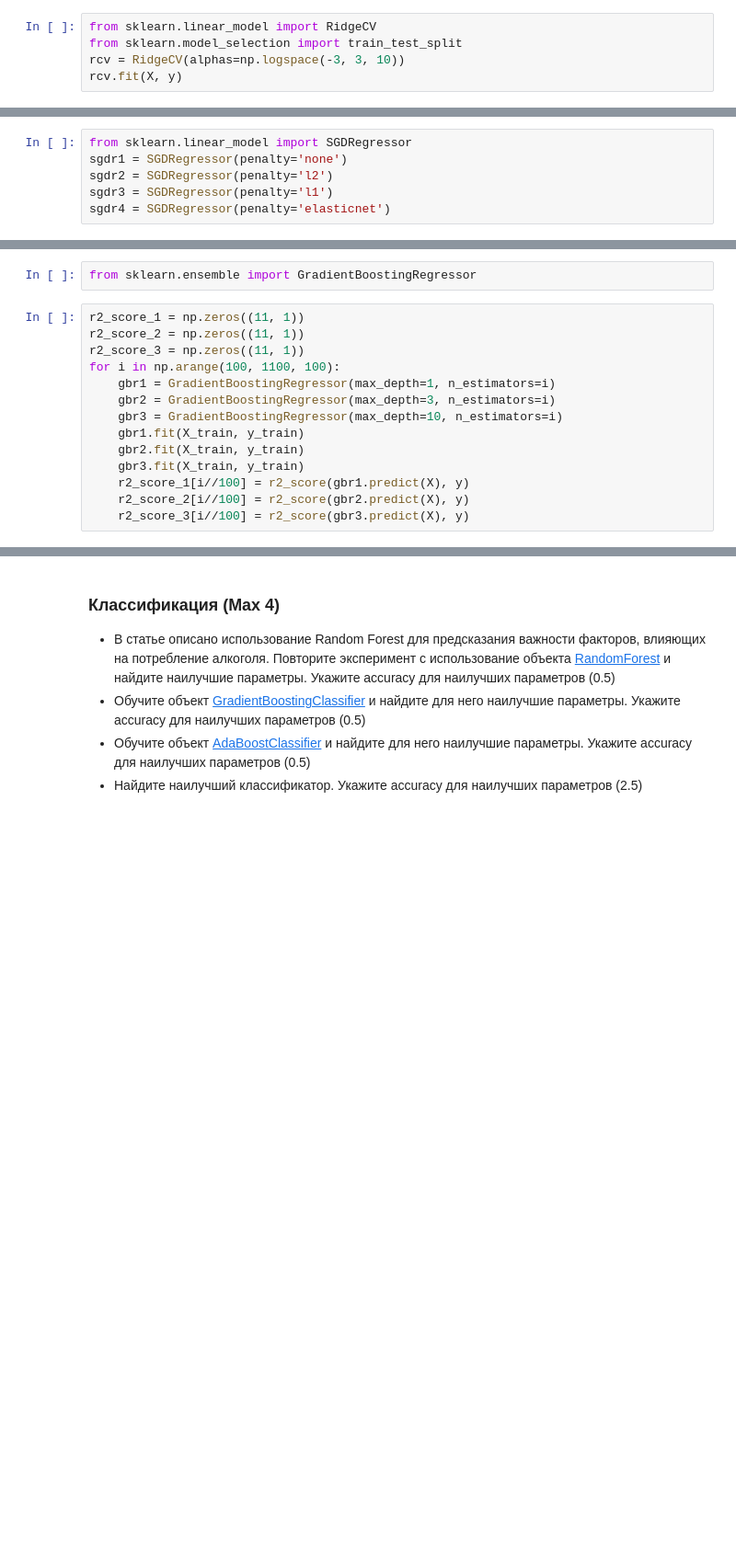
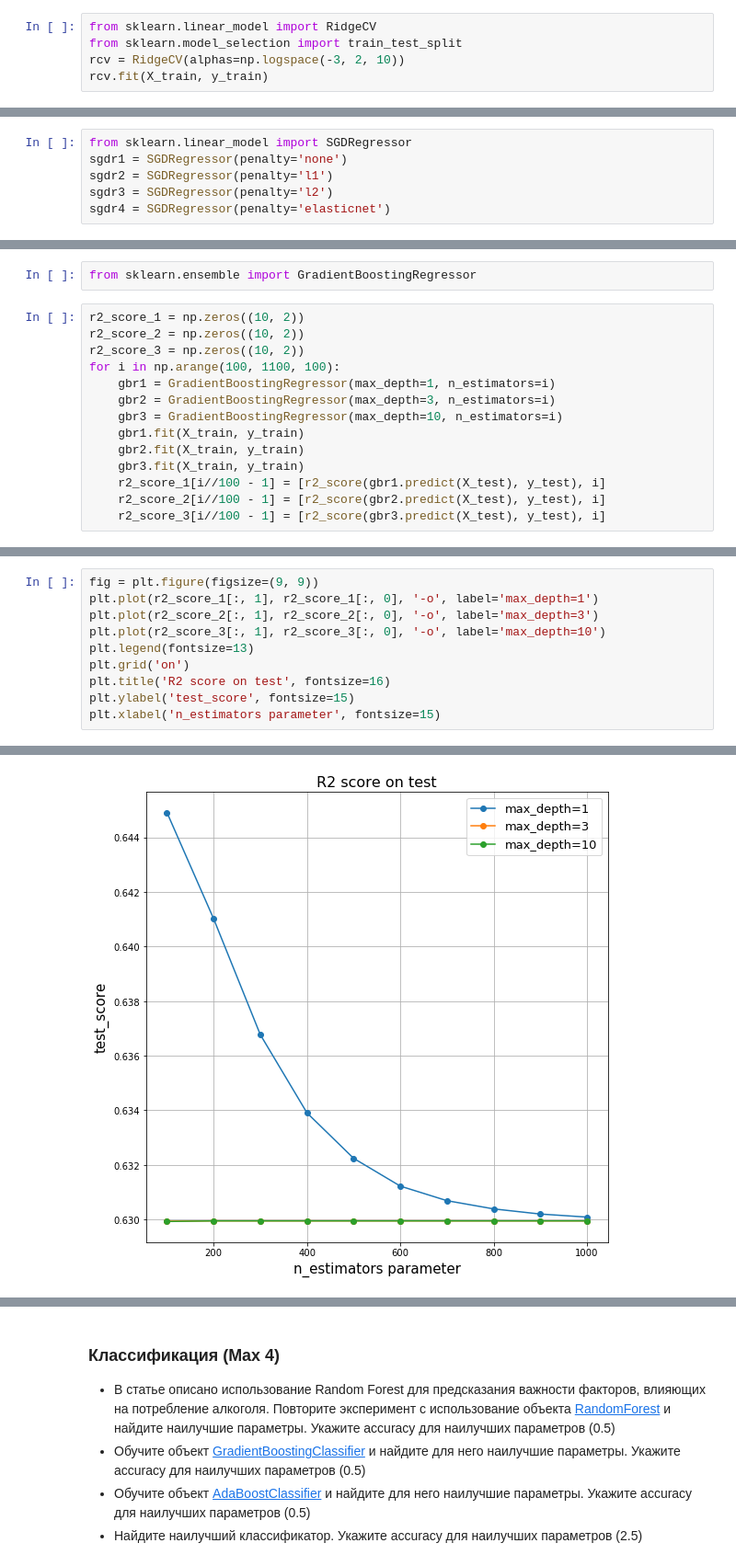
Before and after one commit to BobrG/IreneGit, a Jupyter notebook: hw2-boosting.ipynb, the cells around one changed output, grey strips where cells are left out. Shown at 92% size. Cells and saved outputs as stored; diff of their text form; blank space fills up the shorter version.

```diff
--- a/hw2-boosting.ipynb
+++ b/hw2-boosting.ipynb
@@ -219,6 +266,6 @@ y = data_por['G3']
 # %%
 from sklearn.linear_model import RidgeCV
 from sklearn.model_selection import train_test_split
-rcv = RidgeCV(alphas=np.logspace(-3, 3, 10))
-rcv.fit(X, y)
+rcv = RidgeCV(alphas=np.logspace(-3, 2, 10))
+rcv.fit(X_train, y_train)
 # %% [output]
@@ -247,8 +297,8 @@ X_train, X_test, y_train, y_test = train_test_split(X, y, test_size=0.2)
 # %%
 from sklearn.linear_model import SGDRegressor
 sgdr1 = SGDRegressor(penalty='none')
-sgdr2 = SGDRegressor(penalty='l2')
-sgdr3 = SGDRegressor(penalty='l1')
+sgdr2 = SGDRegressor(penalty='l1')
+sgdr3 = SGDRegressor(penalty='l2')
 sgdr4 = SGDRegressor(penalty='elasticnet')
 # %%
 sgdr1.fit(X_train, y_train);
@@ -280,9 +326,9 @@ print(mean_squared_error(X_pred_2, y))
 # %%
 from sklearn.ensemble import GradientBoostingRegressor
 # %%
-r2_score_1 = np.zeros((11, 1))
-r2_score_2 = np.zeros((11, 1))
-r2_score_3 = np.zeros((11, 1))
+r2_score_1 = np.zeros((10, 2))
+r2_score_2 = np.zeros((10, 2))
+r2_score_3 = np.zeros((10, 2))
 for i in np.arange(100, 1100, 100):
     gbr1 = GradientBoostingRegressor(max_depth=1, n_estimators=i)
     gbr2 = GradientBoostingRegressor(max_depth=3, n_estimators=i)
@@ -290,7 +336,7 @@ for i in np.arange(100, 1100, 100):
     gbr1.fit(X_train, y_train)
     gbr2.fit(X_train, y_train)
     gbr3.fit(X_train, y_train)
-    r2_score_1[i//100] = r2_score(gbr1.predict(X), y)
-    r2_score_2[i//100] = r2_score(gbr2.predict(X), y)
-    r2_score_3[i//100] = r2_score(gbr3.predict(X), y)
+    r2_score_1[i//100 - 1] = [r2_score(gbr1.predict(X_test), y_test), i]
+    r2_score_2[i//100 - 1] = [r2_score(gbr2.predict(X_test), y_test), i]
+    r2_score_3[i//100 - 1] = [r2_score(gbr3.predict(X_test), y_test), i]
 # %%
@@ -305,0 +352,11 @@ print(max(r2_score_maxes))
+# %%
+fig = plt.figure(figsize=(9, 9))
+plt.plot(r2_score_1[:, 1], r2_score_1[:, 0], '-o', label='max_depth=1')
+plt.plot(r2_score_2[:, 1], r2_score_2[:, 0], '-o', label='max_depth=3')
+plt.plot(r2_score_3[:, 1], r2_score_3[:, 0], '-o', label='max_depth=10')
+plt.legend(fontsize=13)
+plt.grid('on')
+plt.title('R2 score on test', fontsize=16)
+plt.ylabel('test_score', fontsize=15)
+plt.xlabel('n_estimators parameter', fontsize=15)
+# %% [output]
@@ -305,0 +364 @@ print(max(r2_score_maxes))
+[figure, added]
```
Also changed, not shown: parts of 41 cells of this notebook.
